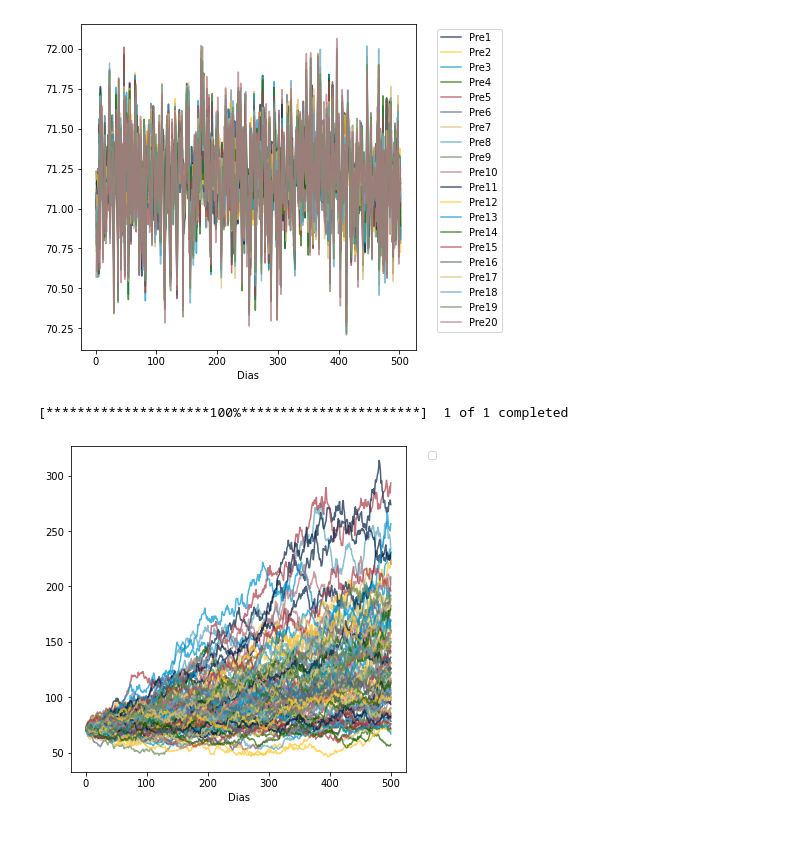
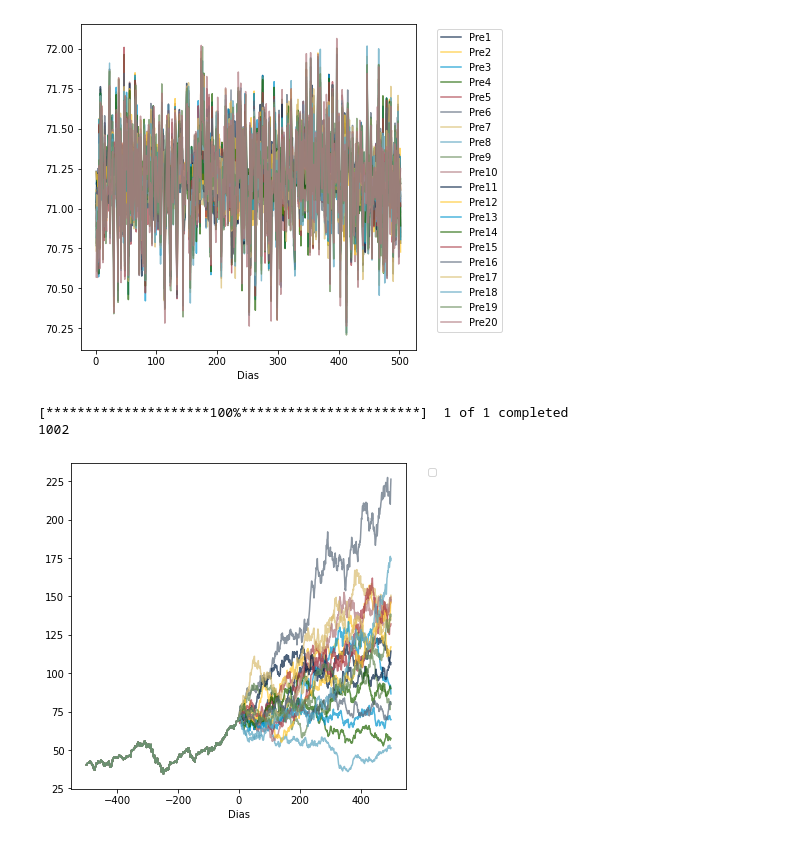
Before and after one commit to arath11/StockPriceSimulator, a Jupyter notebook: notebok.ipynb, the cells around one changed output. Drawn from its saved outputs; the diff is of its cells as text; code cells hidden in the pictures.

Commit message:
Improved table plot

```diff
--- a/notebok.ipynb
+++ b/notebok.ipynb
@@ -73,32 +73,39 @@ tabla.plot('Dias')
 # %%
 #intento 2
 def __main__(nombreStock,dias:int=60,caminos:int=20):
     try:
         stock=getStockData(nombreStock,start_date='2017-12-29',end_date='2019-12-30')#agregar datetime
     except:
         print('No se logro recuperar información del stock')
     else:
 
         logPrice, adjClose=getClosePrice(stock)
         mu=logPrice.mean()
         sigma=logPrice.std()#print(mu)#print(sigma)
 
         predictedPrices=[]
         for i in np.arange(1, caminos + 1):
             precioInicial=adjClose[-1]
             simulacion=np.random.normal(mu,sigma,dias)
-            predictedPrices.append(precioInicial*(simulacion+1).cumprod())
+            datos=precioInicial*(simulacion+1).cumprod()
+            tmp=adjClose.copy()
+            for j in datos:
+                tmp.append(j)
+            predictedPrices.append(tmp)
+        print(len(predictedPrices[0]))
+        #graficar las tablas
+        #numeroDias=[x+1 for x in range(len(predictedPrices[0]))]
+        numeroDias=[x+1 for x in range(-len(adjClose),dias)]
 
-        #graficar las tablas
-        numeroDias=[x+1 for x in range(dias)]
         tabla=Table().with_column('Dias',numeroDias)
         for i in range(1,len(predictedPrices)):
             nombreTabla='Pre'+str(i)
             tabla=tabla.with_columns(nombreTabla, predictedPrices[i])
         tabla.plot('Dias',label='_nolegend_')
 
 
-__main__('AAPL',dias=500,caminos=100)
+__main__('AAPL',dias=500,caminos=20)
 # %% [output]
 [*********************100%***********************]  1 of 1 completed
+1002
-[figure, old version]
+[figure, new version]
```
